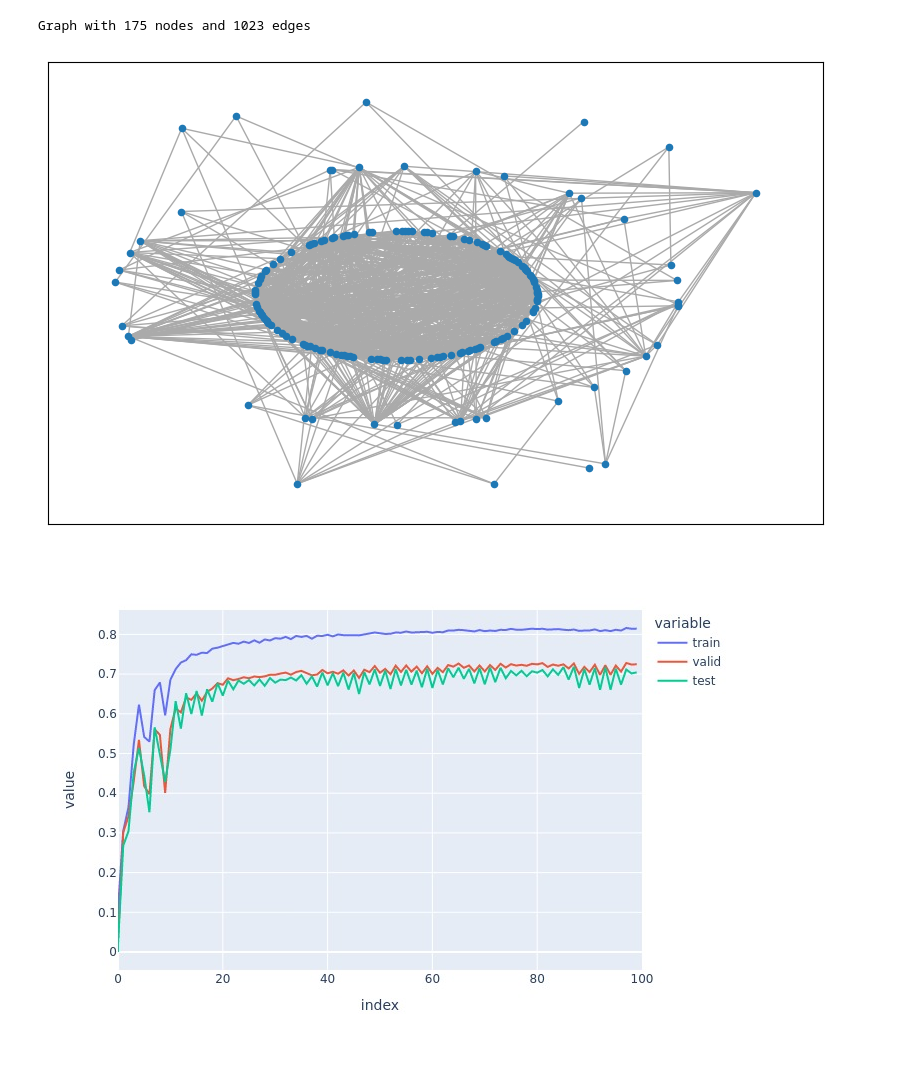
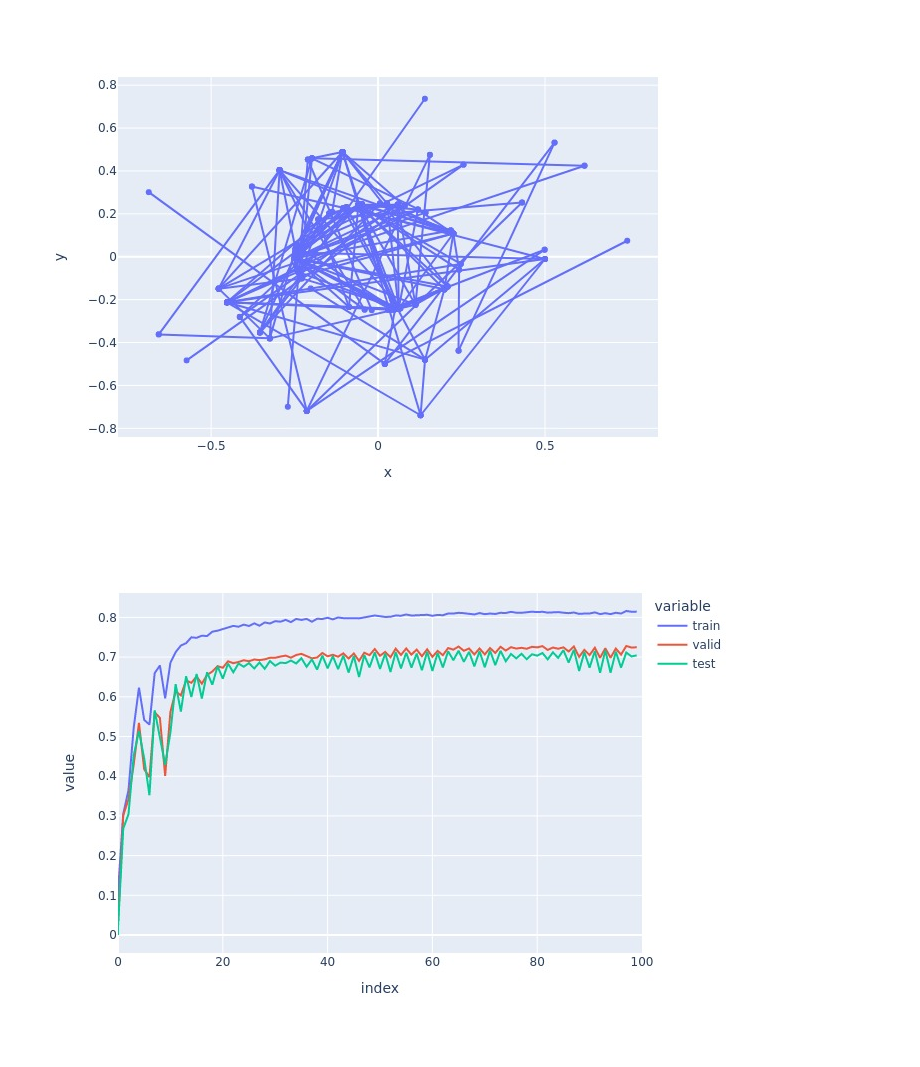
Before and after one commit to ryandaryl/graph-models-working, a Jupyter notebook: dgl_gat/run.ipynb, the cells around one changed output. Cells and saved outputs as stored; diff of their text form; code cells hidden in the pictures.

Commit message:
Helper functions for graph subsample and plotly chart

```diff
--- a/dgl_gat/run.ipynb
+++ b/dgl_gat/run.ipynb
@@ -55,37 +82,13 @@ datamodule = DataModule(
     n_classes=n_classes,
 )
 # %%
-n_rows, n_cols = 1, 1
 max_hops = 3
-max_outer_nodes = 10
-fig = plt.subplots(n_rows, n_cols, figsize=(10, 6))[0]
 source_id = 0
 G = graph.to_networkx()
-path_lengths = np.array(list(nx.single_source_shortest_path_length(
-    G.to_undirected(), source_id, cutoff=max_hops).items()))
-subgraph = nx.Graph(nx.induced_subgraph(G, path_lengths[:, 0]))
-path_lengths_outer = path_lengths[path_lengths[:, 1] == path_lengths[:, 1].max()]
-np.random.shuffle(path_lengths)
-subgraph.add_edges_from([(target_id, 999) for target_id in path_lengths_outer[:max_outer_nodes, 0]])
-paths = nx.all_shortest_paths(subgraph, source_id, 999)
-node_ids = list(set(sum([path[:-1] for path in paths if source_id in path], [])))
-shells = [[] for _ in range(path_lengths[:, 1].max() + 1)]
-for node_id, path_length in path_lengths:
-    shells[path_length].append(node_id)
-subgraph = nx.Graph(nx.induced_subgraph(G, node_ids))
-print(subgraph)
-subgraph.remove_node(source_id)
-nx.draw_networkx(
-    subgraph,
-    nx.shell_layout(subgraph, shells),
-    ax=fig.axes[0],
-    with_labels=False,
-    node_size=20,
-    edge_color='#aaaaaa'
-)
+edges, layout = edges_for_hops(G, source_id, max_hops, device='cpu')
+draw_networkx_plotly(G, edges, layout)
 # %% [output]
-Graph with 175 nodes and 1023 edges
-[figure, old version]
+[figure, new version]
 # %%
 accuracy = lambda pred, labels, idx: compute_accuracy_train_val_test(
     pred, labels, idx, split_idx
```
Also changed, not shown: parts of 1 cell of this notebook, 1 other file.
